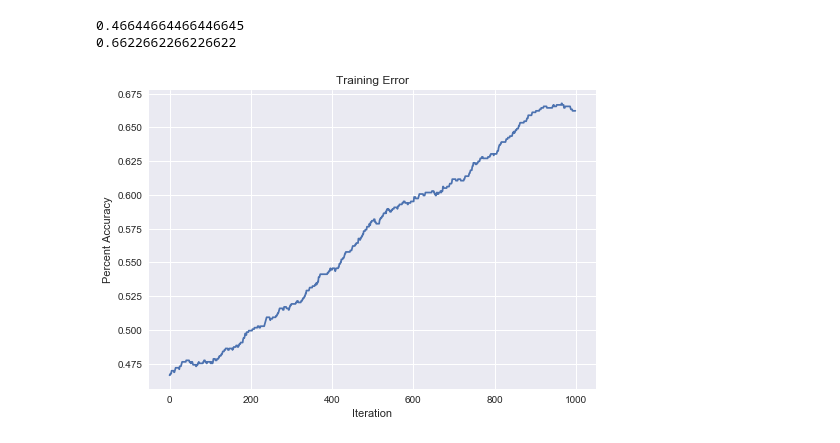
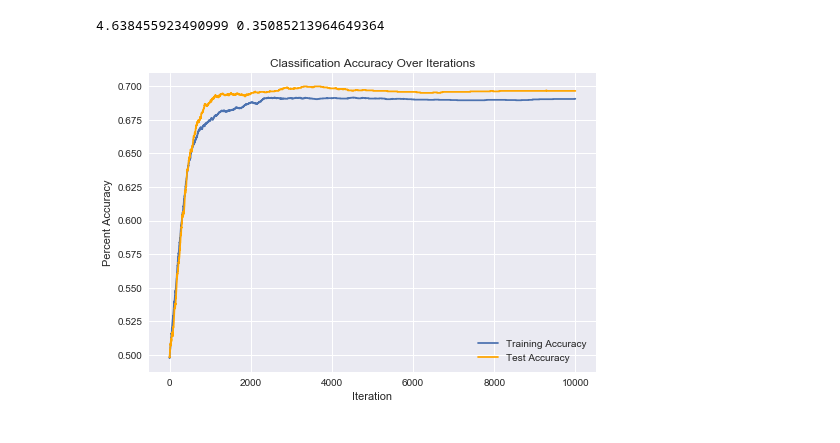
Before and after one commit to hhschede/machine_learning, a Jupyter notebook: project_1/regularized_logreg.ipynb, the cells around one changed output. Saved outputs shown, nothing was run; the diff lists cells and outputs as text; code cells hidden in the pictures.

Commit message:
added the plot
kinda weird though cuz the test accuracy is higher than the training set accuracy by a little bit

```diff
--- a/project_1/regularized_logreg.ipynb
+++ b/project_1/regularized_logreg.ipynb
@@ -24,8 +24,8 @@ def process_data(data, labels, sample_filtering=True, feature_filtering=True):
     # Then calculate the means of the features.
     # Replace NaN values with new values.
 
-    data_process = np.array(data[:1000,:])
-    labels_select = np.array(labels[:1000])
+    data_process = np.array(data[:10000,:])
+    labels_select = np.array(labels[:10000])
     lab = []
     for entry in labels_select:
         if int(entry) == 1:
@@ -114,5 +114,12 @@ def standardize(data):
 
 (new_data, new_labels) = process_data(data, labels)
 data_std = standardize(new_data)
-print(data_std)
+
+# Shuffle data and create training and testing sections
+test_ratio_ = 0.3
+X_train, y_train, X_test, y_test = test_train(data_std, new_labels, test_ratio = test_ratio_)
+X_train = np.asarray(X_train)
+X_test = np.asarray(X_test)
+print('Standardized and randomized samples are found as the variables X_train, y_train, X_test, y_test. Values' +
+      ' are split for testing and training sets with the test_ratio of {}'.format(test_ratio_))
 # %% [output]
@@ -167,7 +162,7 @@ def reg_logreg(y, tx, initial_w, max_iters = 10000, gamma = 0.01,
         for i in range(max_iters):
             for mini_y, mini_X in batch_iter(y, tx, batch_size):
                 h = sigmoid(np.dot(mini_X, w))
-                grad = np.dot(mini_X.T, (h - mini_y)) / mini_y.shape[0] + lam * w / y.shape[0]
+                grad = np.dot(mini_X.T, (h - mini_y)) / mini_y.shape[0] + lam * np.linalg.norm(w) / y.shape[0]
                 w -= gamma * grad
                 ws[i+1] = w
                 losses.append(reg_logreg_loss(mini_y, mini_x, w, lam))
@@ -178,28 +173,32 @@ def reg_logreg(y, tx, initial_w, max_iters = 10000, gamma = 0.01,
                     print("iteration: {iter} | loss : {l}".format(
                         iter = i, l=losses[-1] ))
 
-
-
     return losses, ws, percents
 # %%
-loss, ws, p = reg_logreg(new_labels, data_std,
-                         np.random.randn(data_std.shape[1]), method = 'gd',
-                         gamma = 0.01, lam = 0.1, max_iters= 1000,
+loss, ws, p = reg_logreg(y_train, X_train,
+                         np.random.randn(X_train.shape[1]), method = 'gd',
+                         gamma = 0.05, lam = 0, max_iters= 10000,
                          accuracy_scores = True)
+
+# for every ws, compute an accuracy and store the result in percent_test
+percent_test = []
+for value in ws:
+    acc = compute_accuracy_logistic_regression(y_test, X_test, value, threshold = 0.5)
+    percent_test.append(acc)
+
+
+print(loss[0],loss[-1])
+# %% [output]
+4.638455923490999 0.35085213964649364
-# %%
-
-print(p[0])
-print(p[-1])
-# %% [output]
-0.46644664466446645
-0.6622662266226622
 # %%
 # print(np.array(p))
 plt.style.use('seaborn')
 plt.plot(p)
-plt.title('Training Error')
+plt.plot(percent_test, c='orange')
+plt.title('Classification Accuracy Over Iterations')
 plt.xlabel('Iteration')
 plt.ylabel('Percent Accuracy')
+plt.legend(['Training Accuracy', 'Test Accuracy'])
 plt.show()
 # %% [output]
-[figure, old version]
+[figure, new version]
```
Also changed, not shown: parts of 1 cell of this notebook.
